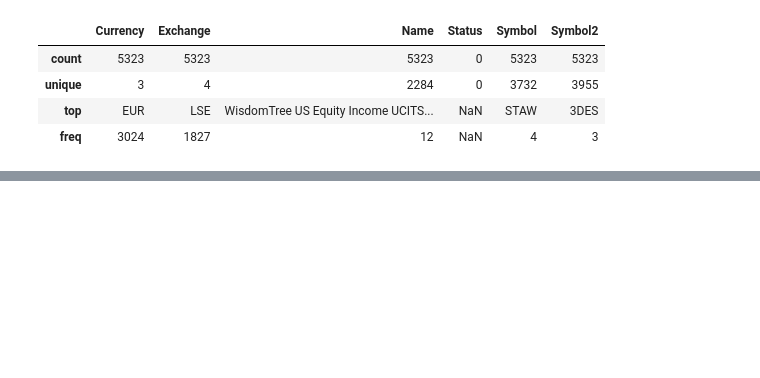
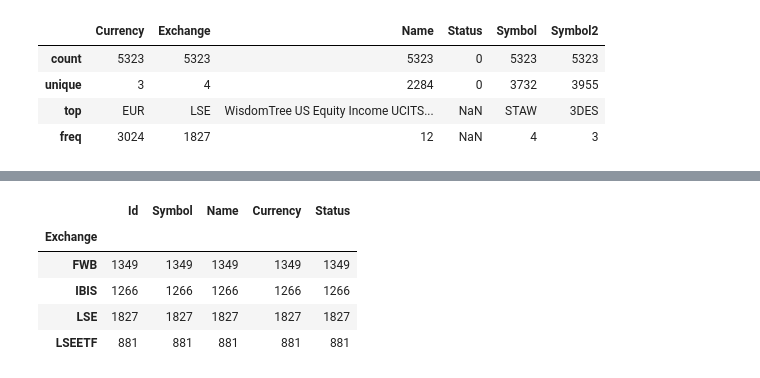
Before and after one commit to webclinic017/barbucket, a Jupyter notebook: ib_tws_api/symbol_database.ipynb, the cells around one changed output, grey strips where cells are left out. Drawn from its saved outputs; the diff is of its cells as text; code cells hidden in the pictures; blank space fills up the shorter version.

```diff
--- a/ib_tws_api/symbol_database.ipynb
+++ b/ib_tws_api/symbol_database.ipynb
@@ -94,0 +105,12 @@ df
+# %%
+# Group by exchange
+
+dfe = df.groupby('Exchange').count()
+dfe
+# %% [output]
+|  | Id | Symbol | Name | Currency | Status |
+| Exchange |  |  |  |  |  |
+| FWB | 1349 | 1349 | 1349 | 1349 | 1349 |
+| IBIS | 1266 | 1266 | 1266 | 1266 | 1266 |
+| LSE | 1827 | 1827 | 1827 | 1827 | 1827 |
+| LSEETF | 881 | 881 | 881 | 881 | 881 |
```
Also changed, not shown: parts of 10 cells of this notebook, 3 other files.
